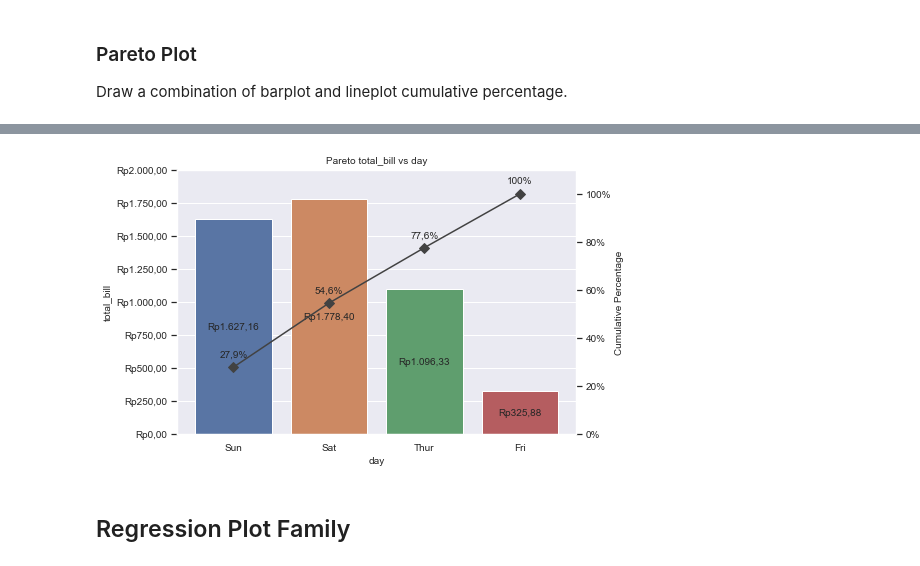
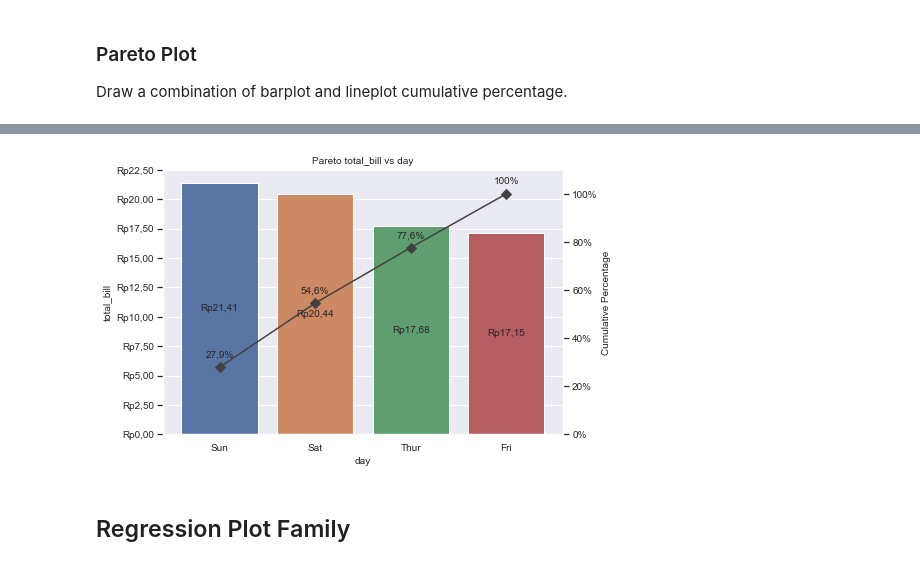
Before and after one commit to ghiffaryr/grplot, a Jupyter notebook: doc/Full_Documentation.ipynb, the cells around one changed output, grey strips where cells are left out. Drawn from its saved outputs; the diff is of its cells as text; code cells hidden in the pictures.

Commit message:
release: grplot-0.9.4

```diff
--- a/doc/Full_Documentation.ipynb
+++ b/doc/Full_Documentation.ipynb
@@ -7804,24 +7811,23 @@ Axes order. The default drawing order for axes is patches, lines, text for each
 <br>
 <b>Returns: matplotlib.axes.Axes</b>
 <br>The matplotlib axes containing the plot.
-# %%
-from grplot import grplot
-import seaborn as sns
-sns.set_theme(context='notebook', style='darkgrid', palette='deep')
-
-
-tips = sns.load_dataset('tips')
-ax = grplot(plot='paretoplot',
-            df=tips,
-            x='day',
-            y='total_bill',
-            sep='.c',
-            ytick_add='Rp(_)',
-            ytext='h+i',
-            title='Pareto total_bill vs day',
-            estimator=sum)
-# %% [output]
-[figure, removed]
+# %%
+from grplot import grplot
+import seaborn as sns
+sns.set_theme(context='notebook', style='darkgrid', palette='deep')
+
+
+tips = sns.load_dataset('tips')
+ax = grplot(plot='paretoplot',
+            df=tips,
+            x='day',
+            y='total_bill',
+            sep='.c',
+            ytick_add='Rp(_)',
+            ytext='h+i',
+            title='Pareto total_bill vs day')
+# %% [output]
+[figure, added]
 # %% [markdown]
 ## Regression Plot Family
 # %% [markdown]
```
Also changed, not shown: parts of 11 cells of this notebook, 4 other files.
